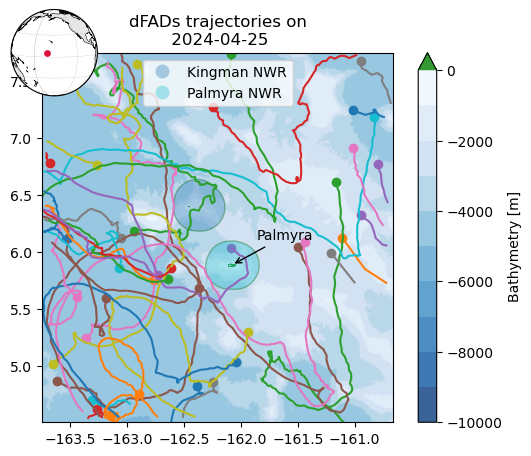
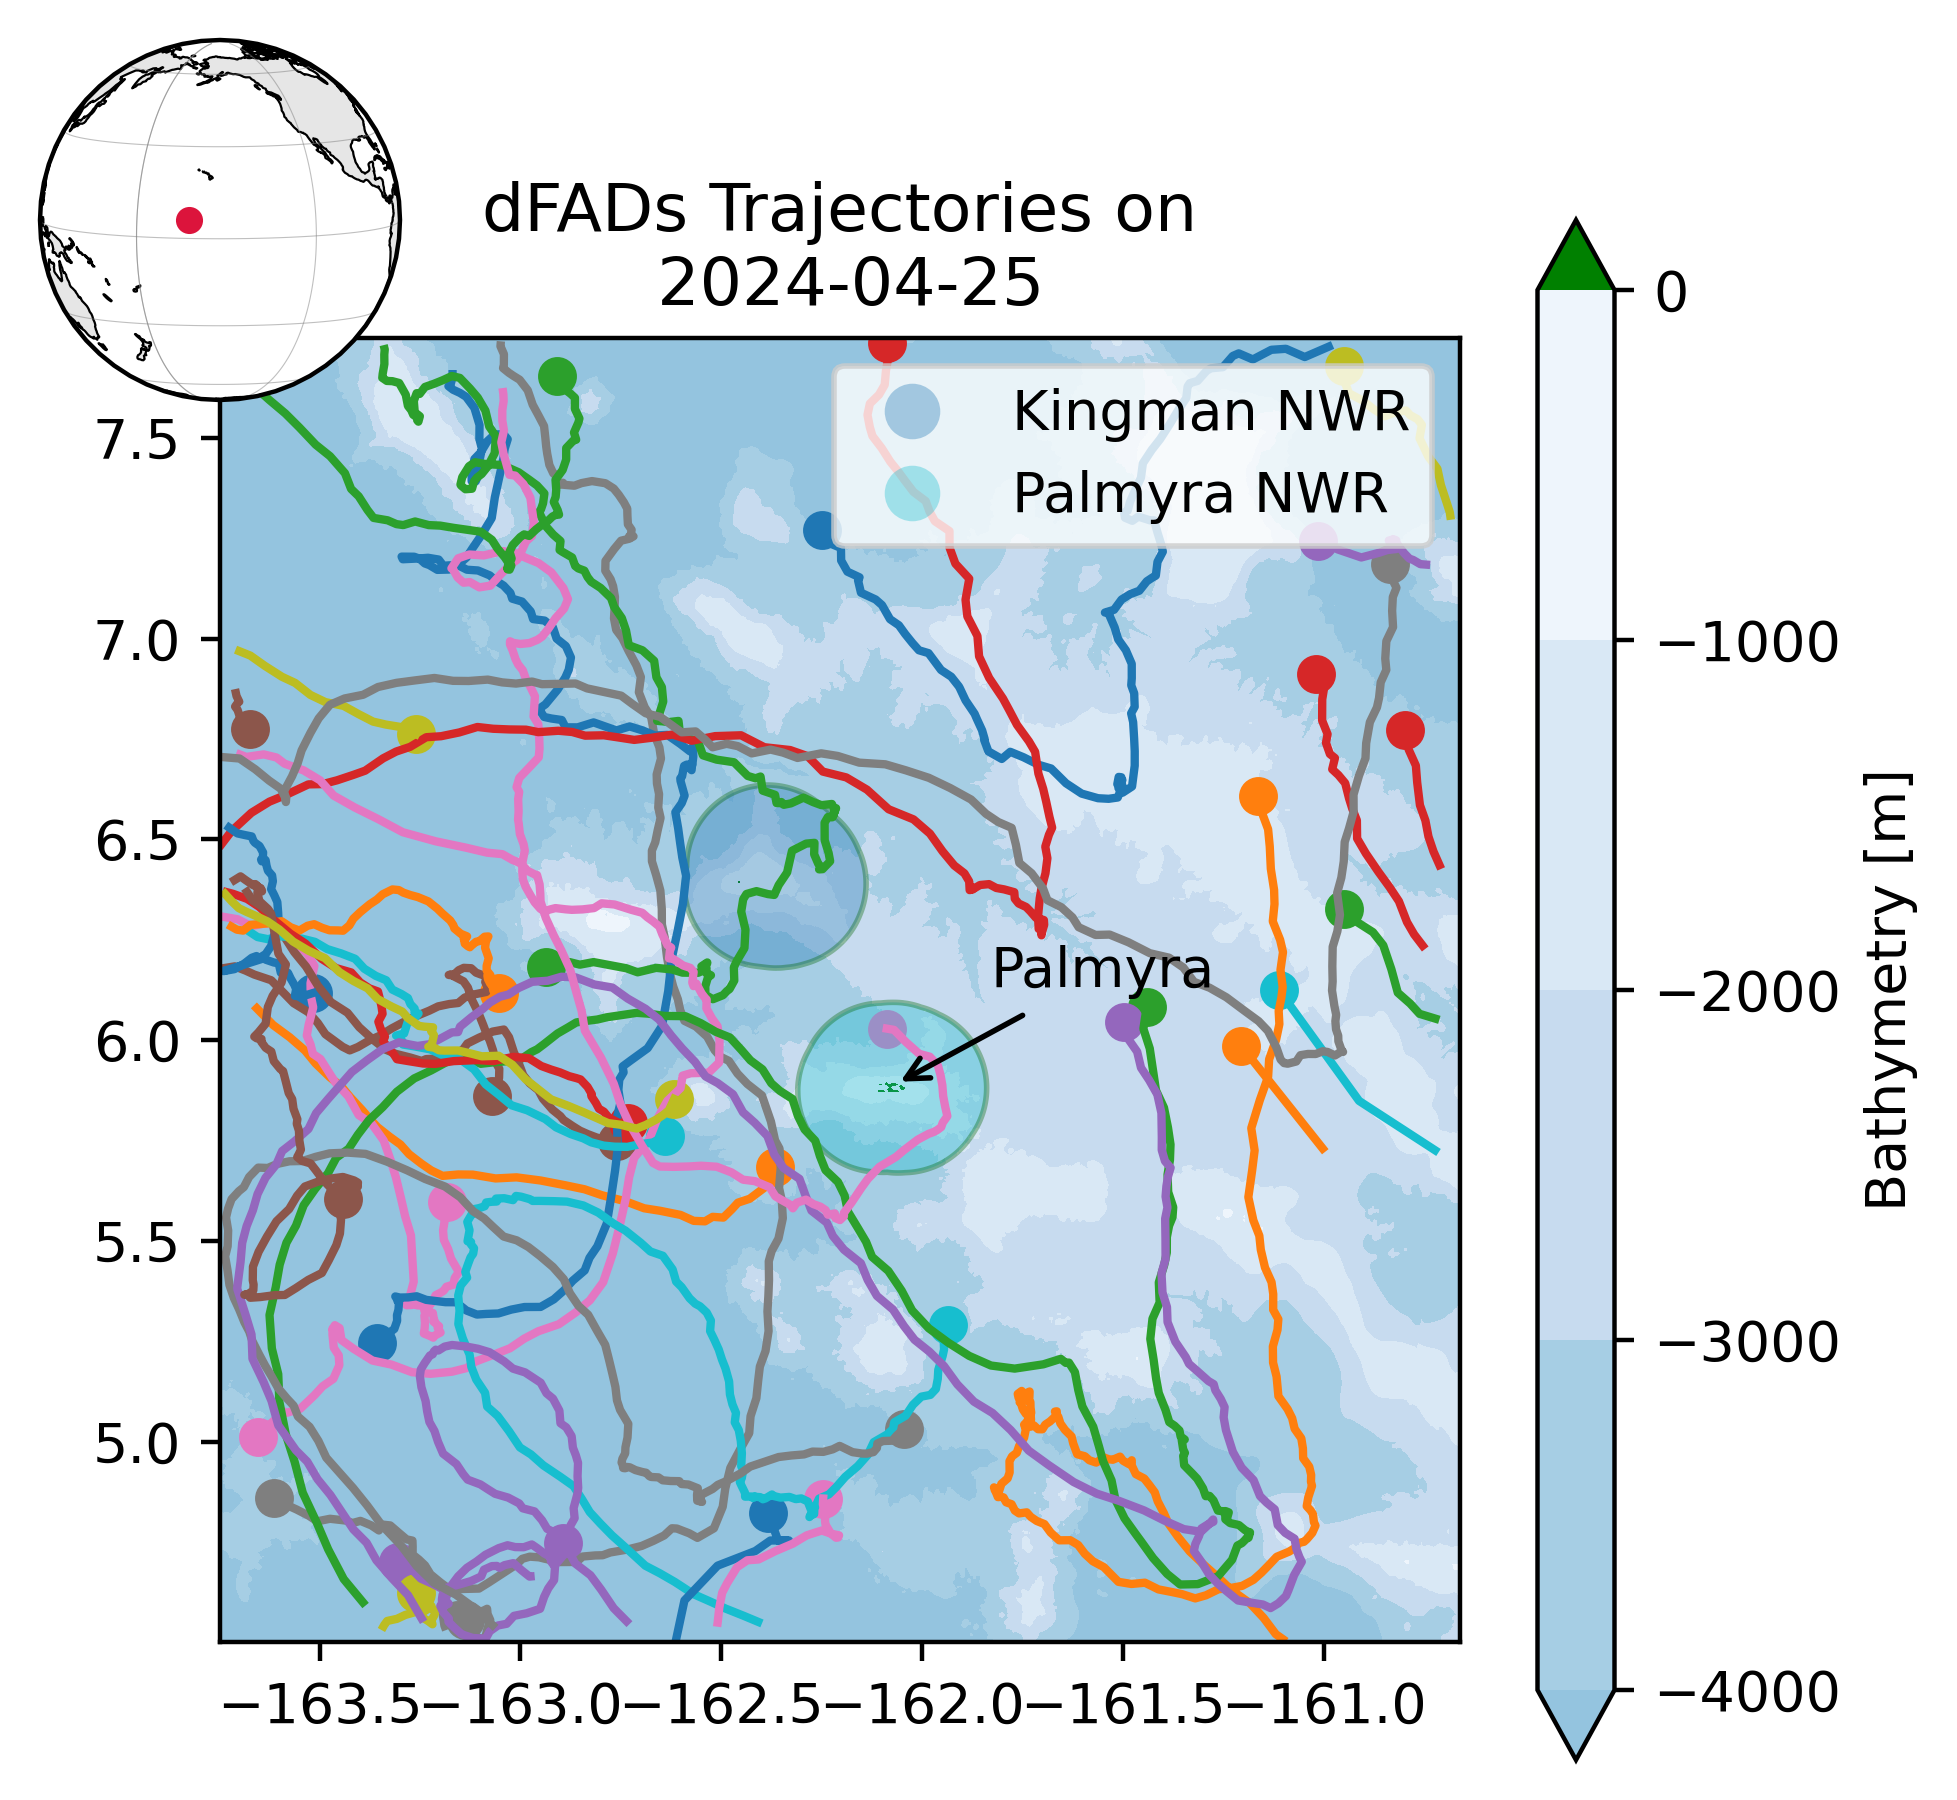
The notebook cell's code change between the first figure and the second:
--- before
+++ after
@@ -1,6 +1,7 @@
+reload(plot)
 ## Plotting Data 
 bouyids = activeday.index.unique()
 
-fig, ax = plt.subplots()
+fig, ax = plt.subplots(figsize = (5,5), dpi = 400)
 fig, ax = plot.Add_bathymetry(fig, ax)
 
@@ -13,10 +14,10 @@
 
     ax.plot(traj.lon, traj.lat)
-    ax.scatter(traj.lon[-1], traj.lat[-1])
+    ax.scatter(traj.lon.iloc[-1], traj.lat.iloc[-1])
 
     import cartopy.crs as ccrs
     import cartopy.feature as cfeature
 
-ax.set_title(f'dFADs trajectories on\n {target_day.date()}')
+ax.set_title(f'dFADs Trajectories on\n {target_day.date()}')
 
 # Center globe on the mean position of the latest point from each buoy
@@ -28,5 +29,5 @@
 bbox = ax.get_position()  # in figure coordinates
 w, h = 0.18, 0.18
-x0 = bbox.x0
+x0 = bbox.x0 -w/2
 y0 = bbox.y1 -h/2
 
@@ -50,2 +51,3 @@
 # ax.legend(loc='upper center', bbox_to_anchor=(3.2/7, 0.02),
 #           fancybox=True, shadow=True, ncol=3)
+fig.savefig("..\Figures\paper\FIG1.pdf" , format = 'pdf')

Commit: major clear up, changed forecasting configs, finalizing workflow for the paper